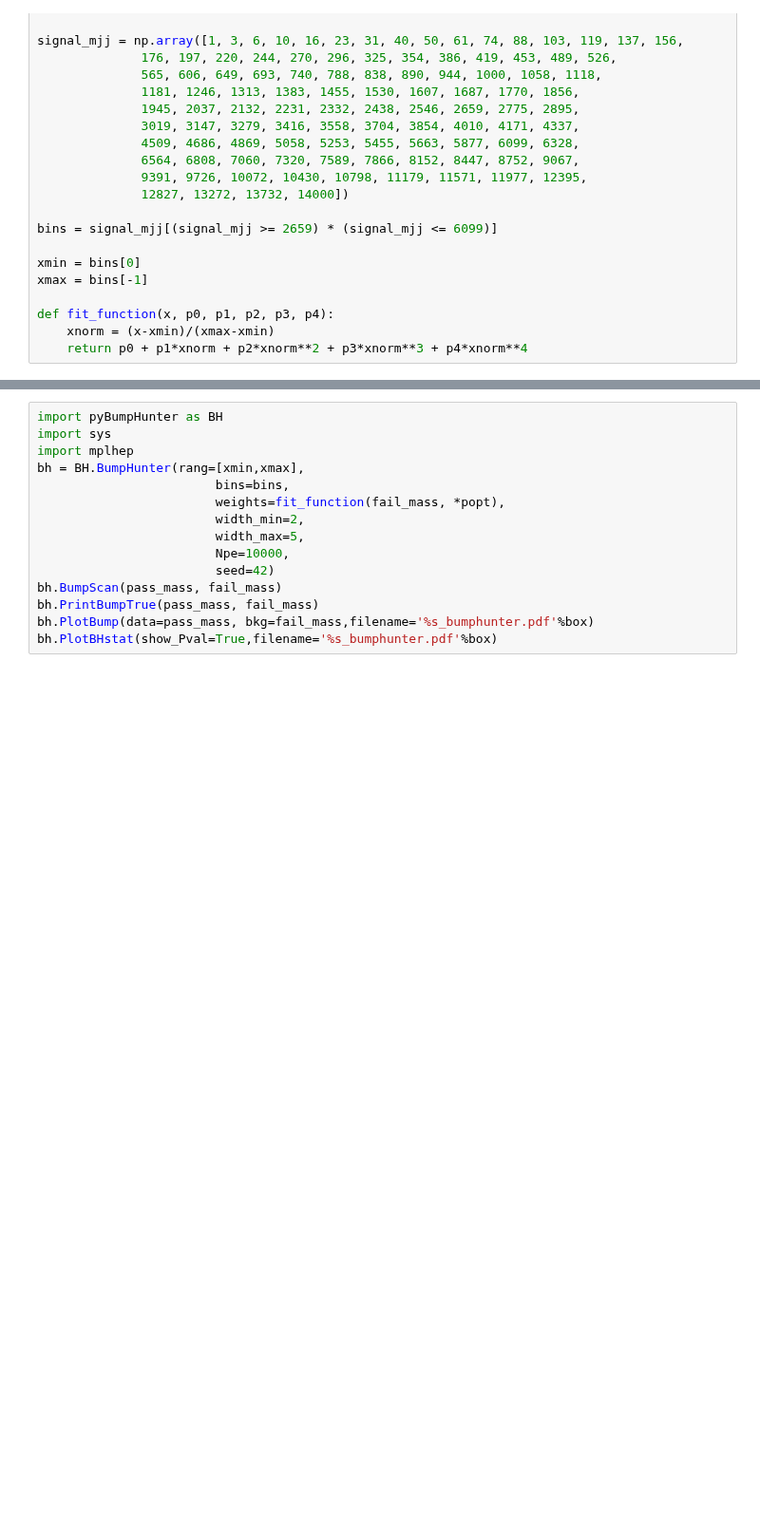
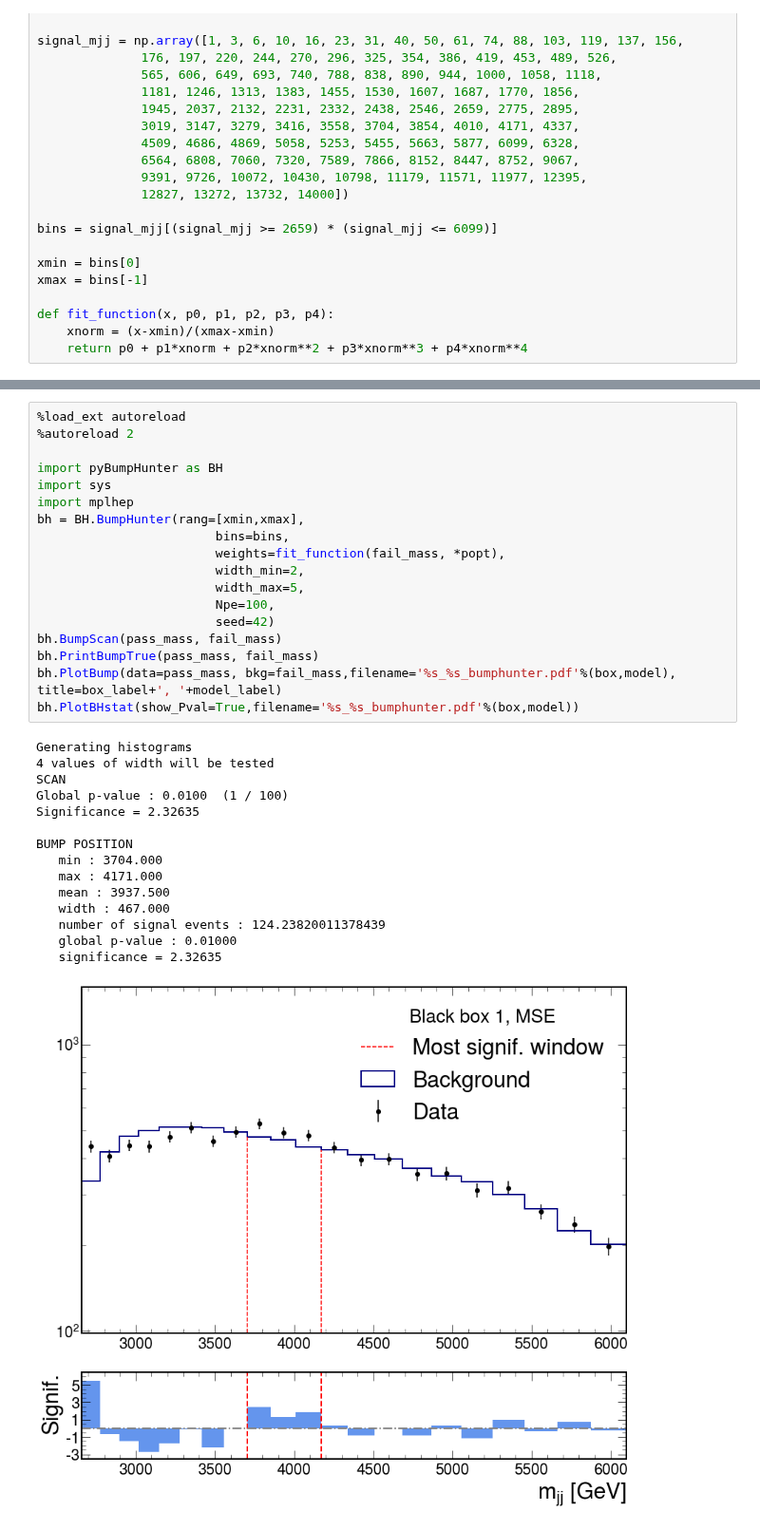
Before and after one commit to stsan9/AnomalyDetection4Jets, a Jupyter notebook: code/fit.ipynb, the cells around one changed output, grey strips where cells are left out. Shown at 95% size. Drawn from its saved outputs; the diff is of its cells as text; blank space fills up the shorter version.

```diff
--- a/code/fit.ipynb
+++ b/code/fit.ipynb
@@ -108,15 +132,34 @@ f.figsave('%s_fit_ratio.pdf'%box)
 # %%
+%load_ext autoreload
+%autoreload 2
+
 import pyBumpHunter as BH
 import sys
 import mplhep
 bh = BH.BumpHunter(rang=[xmin,xmax],
                         bins=bins,
                         weights=fit_function(fail_mass, *popt),
                         width_min=2,
                         width_max=5,
-                        Npe=10000,
+                        Npe=100,
                         seed=42)
 bh.BumpScan(pass_mass, fail_mass)
 bh.PrintBumpTrue(pass_mass, fail_mass)
-bh.PlotBump(data=pass_mass, bkg=fail_mass,filename='%s_bumphunter.pdf'%box)
-bh.PlotBHstat(show_Pval=True,filename='%s_bumphunter.pdf'%box)
+bh.PlotBump(data=pass_mass, bkg=fail_mass,filename='%s_%s_bumphunter.pdf'%(box,model), title=box_label+', '+model_label)
+bh.PlotBHstat(show_Pval=True,filename='%s_%s_bumphunter.pdf'%(box,model))
+# %% [output]
+Generating histograms
+4 values of width will be tested
+SCAN
+Global p-value : 0.0100  (1 / 100)
+Significance = 2.32635
+
+BUMP POSITION
+   min : 3704.000
+   max : 4171.000
+   mean : 3937.500
+   width : 467.000
+   number of signal events : 124.23820011378439
+   global p-value : 0.01000
+   significance = 2.32635
+[figure, added]
```
Also changed, not shown: parts of 4 cells of this notebook.
